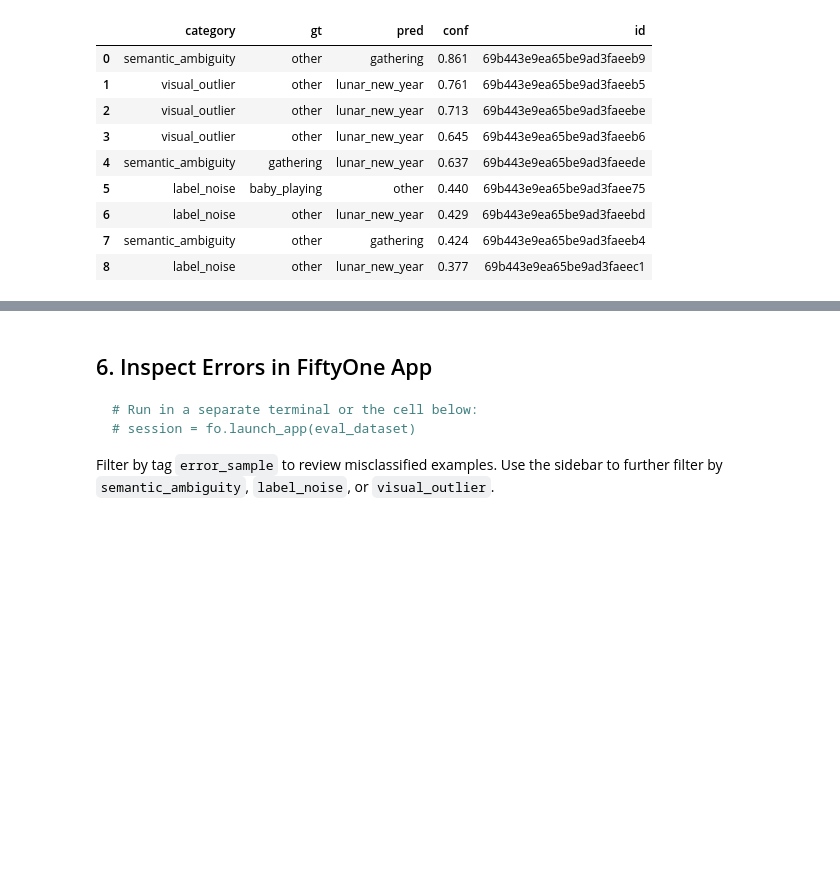
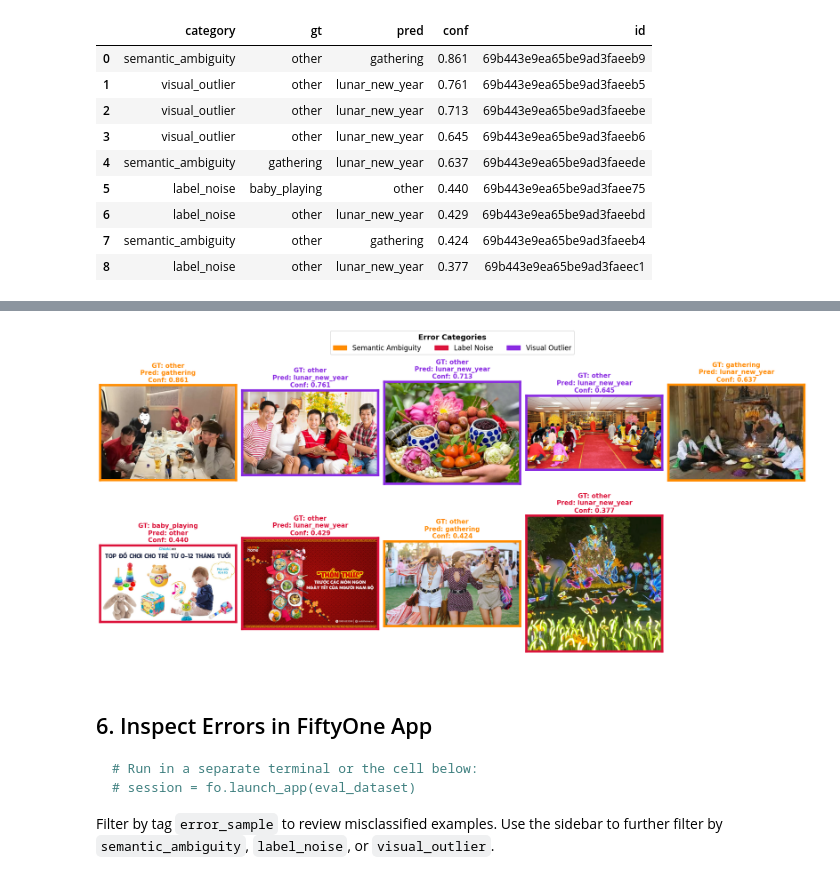
Before and after one commit to itskyf/zalo-photos-assignment-2026, a Jupyter notebook: notebooks/experiment-04-evaluate.ipynb, the cells around one changed output, grey strips where cells are left out. Saved outputs shown, nothing was run; the diff lists cells and outputs as text; code cells hidden in the pictures; blank space fills up the shorter version.

```diff
--- a/notebooks/experiment-04-evaluate.ipynb
+++ b/notebooks/experiment-04-evaluate.ipynb
@@ -416,0 +421,82 @@ display(top_errors.reset_index(drop=True))
+# %%
+import math
+
+import matplotlib.patches as mpatches
+from PIL import Image
+
+# Lấy top 10 lỗi (đã được sort theo conf giảm dần từ trên)
+top_errors_to_plot = df_errors.head(10).copy()
+
+if len(top_errors_to_plot) > 0:
+    top_errors_to_plot.insert(
+        0,
+        "category",
+        top_errors_to_plot["id"].map(
+            {sid: cat for cat, ids in error_categories.items() for sid in ids}
+        ),
+    )
+
+    cat_colors = {
+        "semantic_ambiguity": "#FF8C00",  # DarkOrange
+        "label_noise": "#DC143C",  # Crimson
+        "visual_outlier": "#8A2BE2",  # BlueViolet
+    }
+    cat_desc = {
+        "semantic_ambiguity": "Semantic Ambiguity",
+        "label_noise": "Label Noise",
+        "visual_outlier": "Visual Outlier",
+    }
+
+    num_cols = 5
+    num_rows = math.ceil(len(top_errors_to_plot) / num_cols)
+    fig, axes = plt.subplots(
+        num_rows, num_cols, figsize=(num_cols * 3.5, num_rows * 4.0)
+    )
+    axes = axes.flatten()
+
+    for idx, (_, row) in enumerate(top_errors_to_plot.iterrows()):
+        ax = axes[idx]
+        cat = row["category"]
+        color = cat_colors.get(cat, "black")
+
+        try:
+            img = Image.open(row["filepath"]).convert("RGB")
+            ax.imshow(img)
+            # Add colored border by keeping axes on, but removing ticks
+            ax.set_xticks([])
+            ax.set_yticks([])
+            for spine in ax.spines.values():
+                spine.set_edgecolor(color)
+                spine.set_linewidth(4)
+        except Exception:
+            ax.text(0.5, 0.5, "Error loading image", ha="center", va="center")
+            ax.axis("off")
+
+        title = f"GT: {row['gt']}\nPred: {row['pred']}\nConf: {row['conf']:.3f}"
+        ax.set_title(title, fontsize=11, color=color, fontweight="bold")
+
+    for idx in range(len(top_errors_to_plot), len(axes)):
+        axes[idx].axis("off")
+
+    # Legend
+    handles = [
+        mpatches.Patch(color=c, label=cat_desc.get(cat, cat))
+        for cat, c in cat_colors.items()
+    ]
+    fig.legend(
+        handles=handles,
+        loc="upper center",
+        bbox_to_anchor=(0.5, 1.05),
+        ncol=3,
+        fontsize=12,
+        title="Error Categories",
+        title_fontproperties={"weight": "bold", "size": 13},
+    )
+
+    plt.tight_layout()
+    plt.savefig("/tmp/top_errors_plot.png", dpi=120, bbox_inches="tight")
+    print("Top errors visualization saved to /tmp/top_errors_plot.png")
+    plt.show()
+else:
+    print("Không có mẫu nào bị phân loại sai!")
+# %% [output]
@@ -417,3 +504,4 @@ display(top_errors.reset_index(drop=True))
+[figure, added]
 # %% [markdown]
 ## 6. Inspect Errors in FiftyOne App
 
```
Also changed, not shown: parts of 3 cells of this notebook, 2 other files.
